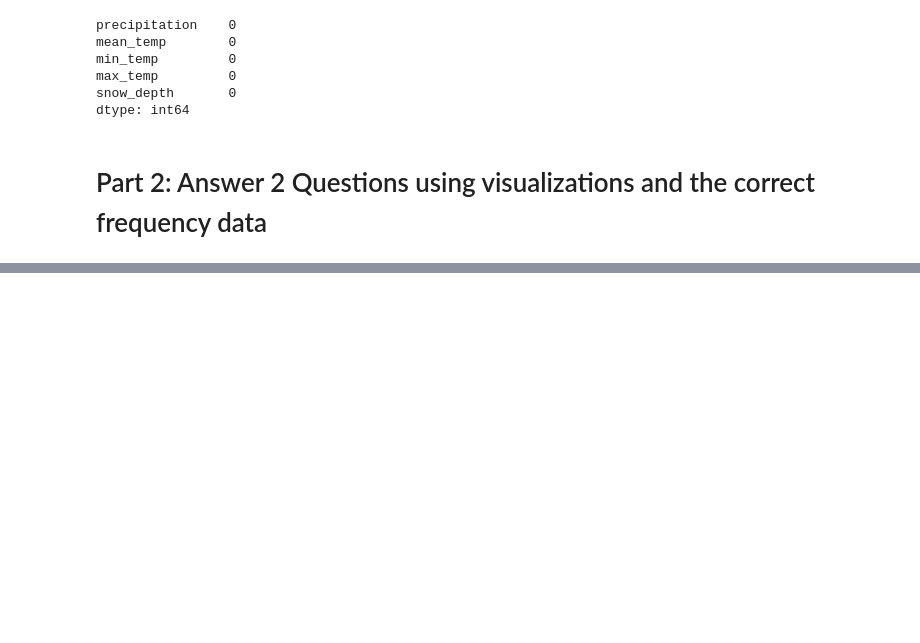
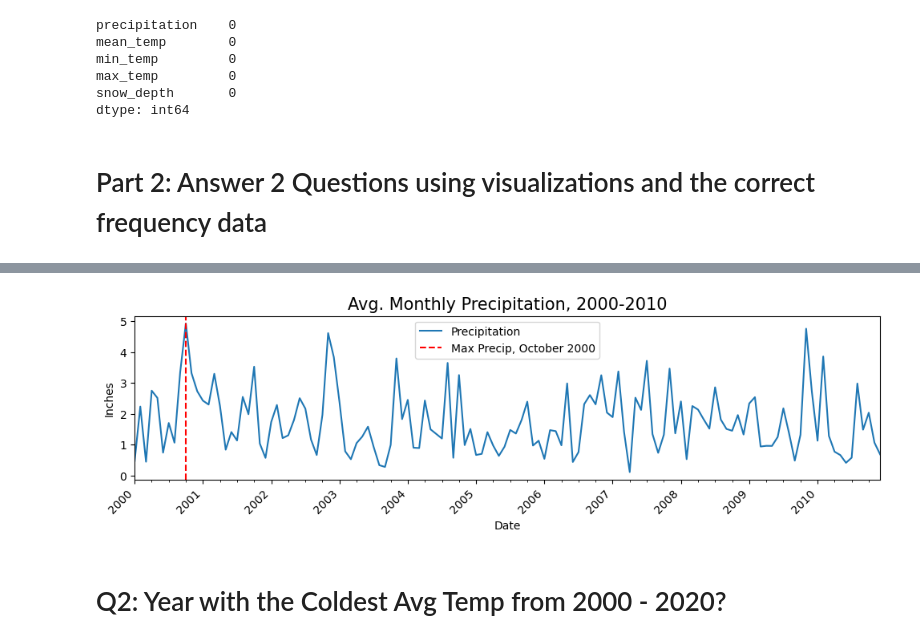
Before and after one commit to HeatherAnnFoster/Resampling-DataTime-Data, a Jupyter notebook: Resampling DateTime Data.ipynb, the cells around one changed output, grey strips where cells are left out. Saved outputs shown, nothing was run; the diff lists cells and outputs as text; code cells hidden in the pictures; blank space fills up the shorter version.

```diff
--- a/Resampling DateTime Data.ipynb
+++ b/Resampling DateTime Data.ipynb
@@ -242,0 +255,4 @@ dtype: int64
+# %%
+# Setting range of years from 2000-2010
+df_Q1 = df_Q1.loc['2000':'2010']
+df_Q1
@@ -242,0 +273,6 @@ dtype: int64
+# %%
+# Resampling with monthly frequency; taking the mean of month
+df_Q1 = df_Q1.resample("MS").mean()
+
+# check
+df_Q1
@@ -242,0 +293,8 @@ dtype: int64
+# %%
+# Finding the date of Max Value
+max_precip_date = df_Q1.idxmax()
+
+# check
+print(max_precip_date)
+
+df_Q1.loc[max_precip_date]
@@ -242,0 +308,31 @@ dtype: int64
+# %%
+# Plotting the dataset.
+
+fig, ax = plt.subplots(figsize = (12, 3))
+
+
+df_Q1.plot(ax = ax)
+
+
+fig.autofmt_xdate(which = 'major', rotation = 45)
+
+ax.set_title('Avg. Monthly Precipitation, 2000-2010', fontsize = 15)
+ax.set_ylabel('Inches')
+ax.set_xlabel('Date')
+
+
+ax.axvline(x = max_precip_date, color = 'r', linestyle = '--',
+          label = f'Max Precip, {max_precip_date:%B %Y}')
+
+
+handles, labels = ax.get_legend_handles_labels()
+labels = [label.title() for label in labels]
+
+
+ax.legend(handles,
+          labels,
+          loc = 'best');
+# %% [output]
+[figure, added]
+# %% [markdown]
+# Q2: Year with the Coldest Avg Temp from 2000 - 2020?
```
Also changed, not shown: parts of 18 cells of this notebook.
